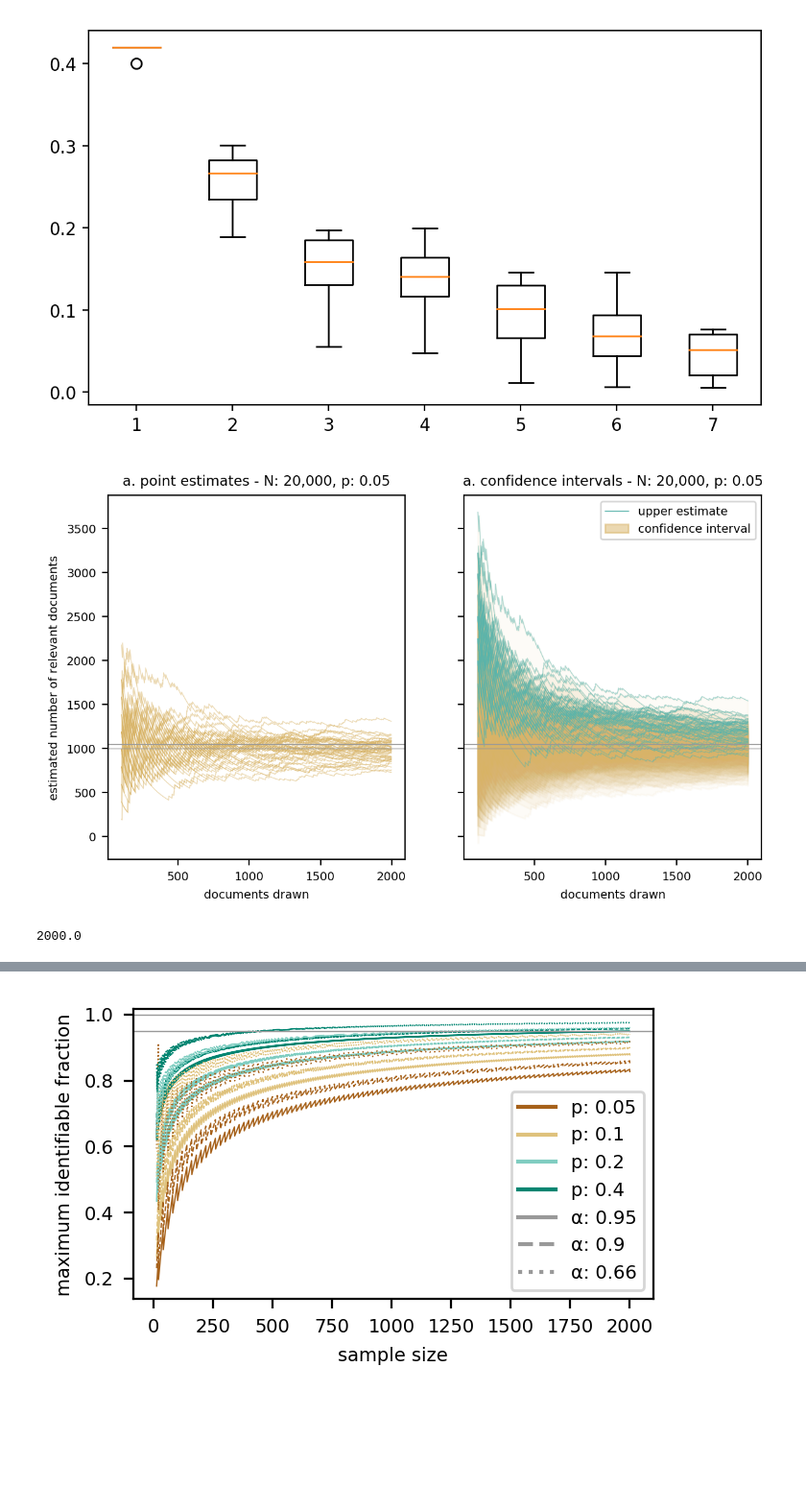
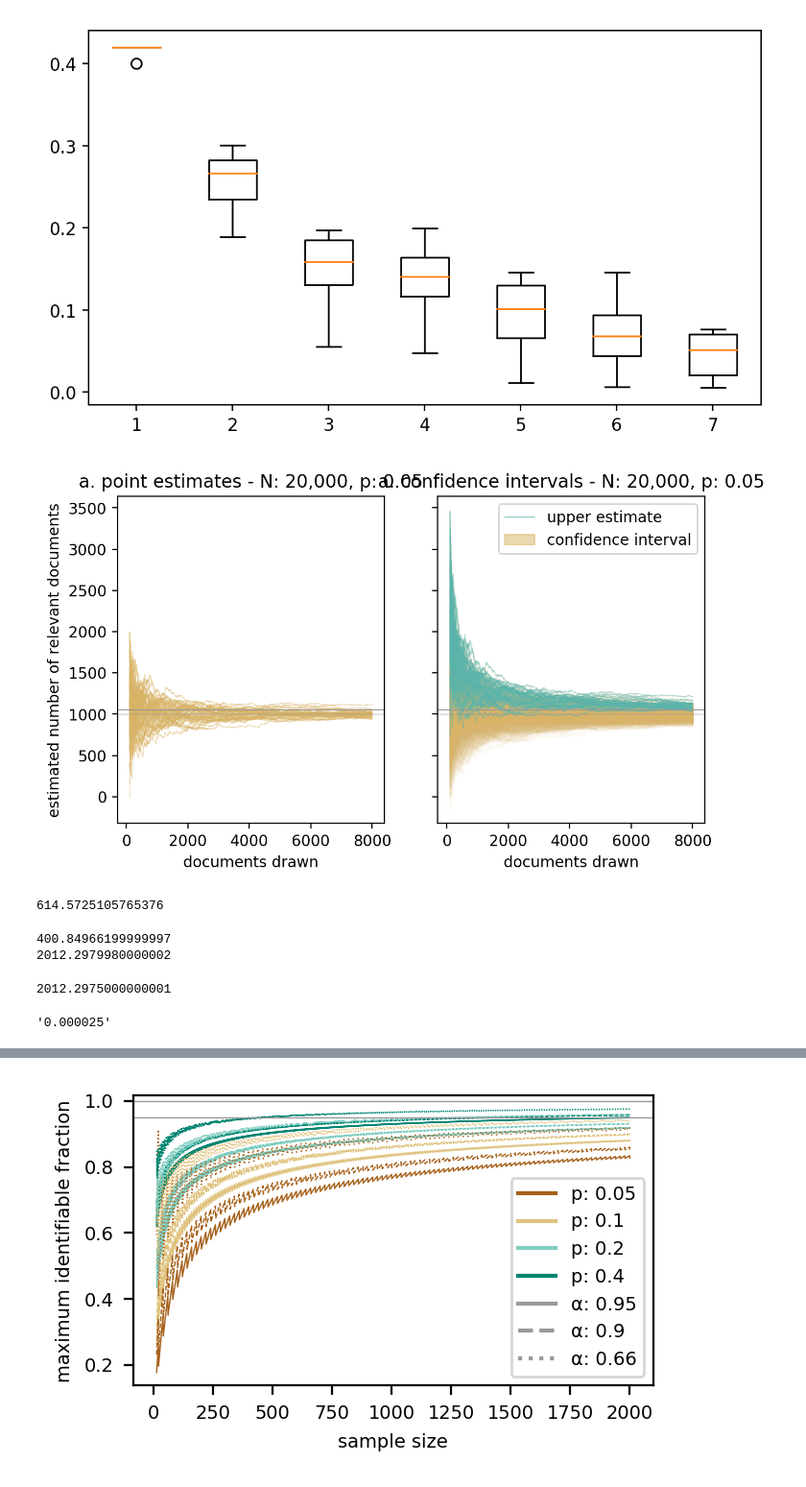
Before and after one commit to mcallaghan/rapid-screening, a Jupyter notebook: recall_calculation.ipynb, the cells around one changed output, grey strips where cells are left out. Shown at 96% size. Drawn from its saved outputs; the diff is of its cells as text; code cells hidden in the pictures; blank space fills up the shorter version.

```diff
--- a/recall_calculation.ipynb
+++ b/recall_calculation.ipynb
@@ -197,3 +197,15 @@ print(f'p_tilde = {p_tilde} +- {ci}')
 # %% [output]
 p = 0.006666666666666667
 p_tilde = 0.01898532055491779 +- 0.021565429718406314
+# %%
+alphas = [x*0.01 for x in range(100)]
+ys = [ci_ac(0,100,x)[1] for x in alphas]
+
+thresh = [[0.5,False],[0.6666,False],[0.9,False],[0.95,False]]
+for a,x in zip(alphas,ys):
+    for t in thresh:
+        if a>t[0] and t[1]==False:
+            print(f"There is a < {1-t[0]:.0%} chance that r < {x:.2%}")
+            t[1] = True
+
+plt.plot(alphas,ys)
@@ -199,0 +219,3 @@ p_tilde = 0.01898532055491779 +- 0.021565429718406314
+# %%
+alphas = [x*0.01 for x in range(100)]
+ys = [ci_ac(0,100,x)[1] for x in a]
@@ -627,7 +651,7 @@ plt.show()
 p = 0.05 # True recall#
 N = 20000
 
-n = N*0.1
+n = N*0.4
 
 
 sample = [1]*int(N*p) + [0]*int(N*(1-p))
@@ -676,35 +700,64 @@ for j in range(iterations):
 
 
 ax.fill_between([], [], [], color=c1, alpha=0.5, label="confidence interval")
 ax.plot([], [], c=c2, lw=lw, label="upper estimate")
 
 #ax.plot([], [], c=c2, lw=lw, ls="--", label="upper estimate: 95\% of studies")
 
 axs[0].plot([], [], c=c1, lw=lw, label="estimate")
 
 #ax.set_ylim(N*p*0.8,N*p*2)
 
 axs[0].set_title(f"a. point estimates - N: {N:,}, p: {p}")
 axs[1].set_title(f"a. confidence intervals - N: {N:,}, p: {p}")
 
 axs[0].set_ylabel("estimated number of relevant documents")
 
 for ax in axs:
     ax.axhline(N*p/0.95, lw=lw, c=c3)
     ax.axhline(N*p, lw=lw, c=c3)
     ax.set_xlabel("documents drawn")
 
 
 
 
 plt.legend()
 
 plt.savefig('images/bir_sampling.png', bbox_inches='tight')
 
 plt.show()
 # %% [output]
-[figure, old version]
+[figure, new version]
-# %%
-n
-# %% [output]
-2000.0
+# %%
+def sample_size(N, pi, z, ME):
+    return (N * ME**2 + z**2 * N * pi * (1-pi))/(N * ME**2 + pi * (1 -
+pi) * z**2)
+
+sample_size(804919, 0.001, 1.96, 0.0025)
+# %% [output]
+614.5725105765376
+# %%
+bir = 0.000498
+N = 804919
+max_est = bir+0.0025*N
+
+print(bir*N)
+
+print(max_est)
+# %% [output]
+400.84966199999997
+2012.2979980000002
+# %%
+0.0025*N
+# %% [output]
+2012.2975000000001
+# %%
+def appropriate_me(pi, N):
+    est = pi*N
+    max_err = est*0.05
+    return max_err/N
+
+ME_adj = appropriate_me(bir,N)
+f"{ME_adj:f}"
+# %% [output]
+'0.000025'
```
Also changed, not shown: parts of 11 cells of this notebook, 11 other files.
